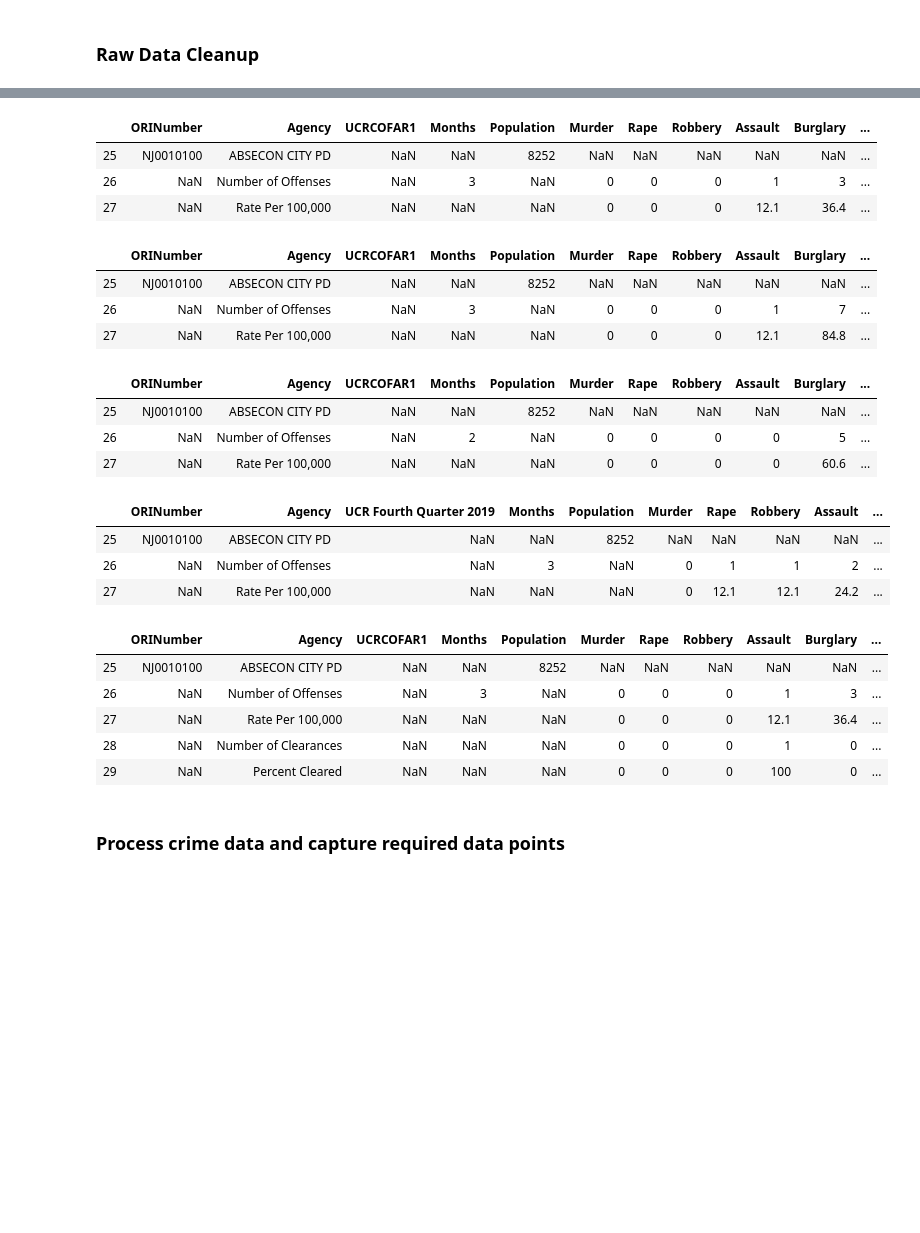
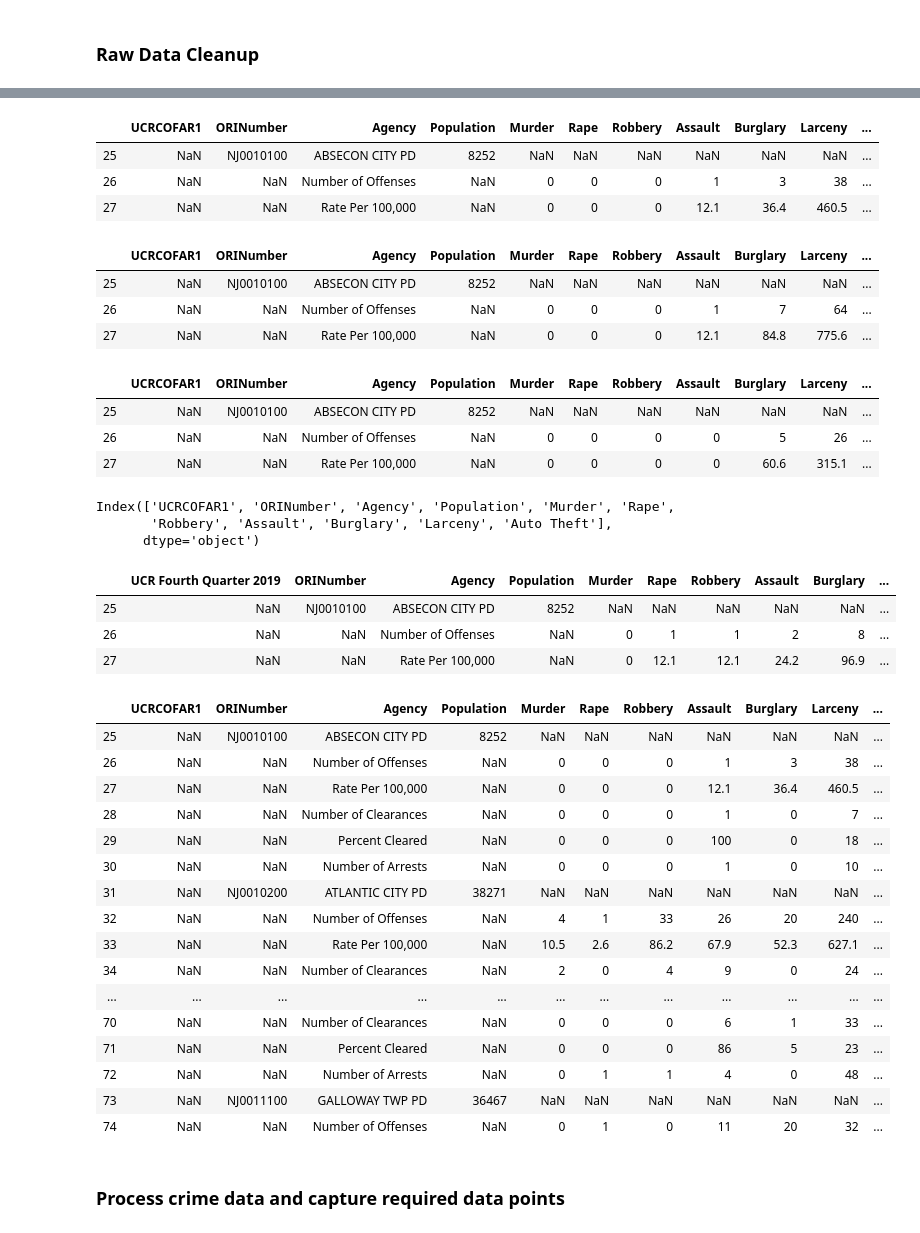
Before and after one commit to RUB-Project-Team/NJ-Housing-2020, a Jupyter notebook: Crime Rate/CrimeData-2019.ipynb, the cells around one changed output, grey strips where cells are left out. Cells and saved outputs as stored; diff of their text form; code cells hidden in the pictures; blank space fills up the shorter version.

Commit message:
Defect Fix on 2019 Crime Analysis

```diff
--- a/Crime Rate/CrimeData-2019.ipynb
+++ b/Crime Rate/CrimeData-2019.ipynb
@@ -21,10 +21,10 @@ filepath4 = os.path.join("","raw_crime_data",q4File)
 ### Get Raw Data for processing
 # %%
 #Get raw data into data frames - bring all excel tab data in to single dataframe
-raw_data1 = pd.concat(pd.read_excel(filepath1,sheet_name=None),ignore_index=True)
-raw_data2 = pd.concat(pd.read_excel(filepath2,sheet_name=None),ignore_index=True)
-raw_data3 = pd.concat(pd.read_excel(filepath3,sheet_name=None),ignore_index=True)
-raw_data4 = pd.concat(pd.read_excel(filepath4,sheet_name=None),ignore_index=True)
+raw_data1 = pd.concat(pd.read_excel(filepath1,sheet_name=None),ignore_index=True,sort=False)
+raw_data2 = pd.concat(pd.read_excel(filepath2,sheet_name=None),ignore_index=True,sort=False)
+raw_data3 = pd.concat(pd.read_excel(filepath3,sheet_name=None),ignore_index=True,sort=False)
+raw_data4 = pd.concat(pd.read_excel(filepath4,sheet_name=None),ignore_index=True,sort=False)
 
 #Check column heading of first file - all other files have same file layout
 print("Column headings:",raw_data1.columns)
@@ -77,10 +65,10 @@ raw_data1.tail(5)
 ### Raw Data Cleanup
 # %%
 #Drop all columns between column index 2 to 23 (these are page numbers that corresponds to each excel sheet)
-raw_data_q1 = raw_data1.drop(raw_data1.iloc[:, 2:23], axis = 1)
-raw_data_q2 = raw_data2.drop(raw_data2.iloc[:, 2:23], axis = 1)
-raw_data_q3 = raw_data3.drop(raw_data3.iloc[:, 2:23], axis = 1)
-raw_data_q4 = raw_data4.drop(raw_data4.iloc[:, 2:23], axis = 1)
+raw_data_q1 = raw_data1.drop(raw_data1.iloc[:,11:], axis = 1)
+raw_data_q2 = raw_data2.drop(raw_data2.iloc[:, 11:], axis = 1)
+raw_data_q3 = raw_data3.drop(raw_data3.iloc[:, 11:], axis = 1)
+raw_data_q4 = raw_data4.drop(raw_data4.iloc[:, 11:], axis = 1)
 # %%
 #Check raw data sample
 raw_data_q1.head(5)
@@ -205,47 +205,64 @@ crime_data_q4=crime_data_q4.drop(crime_data_q4.index[0])
 #View results
 crime_data_q1.head(3)
 # %% [output]
-|  | ORINumber | Agency | UCRCOFAR1 | Months | Population | Murder | Rape | Robbery | Assault | Burglary | ... |
-| 25 | NJ0010100 | ABSECON CITY PD | NaN | NaN | 8252 | NaN | NaN | NaN | NaN | NaN | ... |
-| 26 | NaN | Number of Offenses | NaN | 3 | NaN | 0 | 0 | 0 | 1 | 3 | ... |
-| 27 | NaN | Rate Per 100,000 | NaN | NaN | NaN | 0 | 0 | 0 | 12.1 | 36.4 | ... |
+|  | UCRCOFAR1 | ORINumber | Agency | Population | Murder | Rape | Robbery | Assault | Burglary | Larceny | ... |
+| 25 | NaN | NJ0010100 | ABSECON CITY PD | 8252 | NaN | NaN | NaN | NaN | NaN | NaN | ... |
+| 26 | NaN | NaN | Number of Offenses | NaN | 0 | 0 | 0 | 1 | 3 | 38 | ... |
+| 27 | NaN | NaN | Rate Per 100,000 | NaN | 0 | 0 | 0 | 12.1 | 36.4 | 460.5 | ... |
 # %%
 #View results
 crime_data_q2.head(3)
 # %% [output]
-|  | ORINumber | Agency | UCRCOFAR1 | Months | Population | Murder | Rape | Robbery | Assault | Burglary | ... |
-| 25 | NJ0010100 | ABSECON CITY PD | NaN | NaN | 8252 | NaN | NaN | NaN | NaN | NaN | ... |
-| 26 | NaN | Number of Offenses | NaN | 3 | NaN | 0 | 0 | 0 | 1 | 7 | ... |
-| 27 | NaN | Rate Per 100,000 | NaN | NaN | NaN | 0 | 0 | 0 | 12.1 | 84.8 | ... |
+|  | UCRCOFAR1 | ORINumber | Agency | Population | Murder | Rape | Robbery | Assault | Burglary | Larceny | ... |
+| 25 | NaN | NJ0010100 | ABSECON CITY PD | 8252 | NaN | NaN | NaN | NaN | NaN | NaN | ... |
+| 26 | NaN | NaN | Number of Offenses | NaN | 0 | 0 | 0 | 1 | 7 | 64 | ... |
+| 27 | NaN | NaN | Rate Per 100,000 | NaN | 0 | 0 | 0 | 12.1 | 84.8 | 775.6 | ... |
 # %%
 #View results
 crime_data_q3.head(3)
 # %% [output]
-|  | ORINumber | Agency | UCRCOFAR1 | Months | Population | Murder | Rape | Robbery | Assault | Burglary | ... |
-| 25 | NJ0010100 | ABSECON CITY PD | NaN | NaN | 8252 | NaN | NaN | NaN | NaN | NaN | ... |
-| 26 | NaN | Number of Offenses | NaN | 2 | NaN | 0 | 0 | 0 | 0 | 5 | ... |
-| 27 | NaN | Rate Per 100,000 | NaN | NaN | NaN | 0 | 0 | 0 | 0 | 60.6 | ... |
+|  | UCRCOFAR1 | ORINumber | Agency | Population | Murder | Rape | Robbery | Assault | Burglary | Larceny | ... |
+| 25 | NaN | NJ0010100 | ABSECON CITY PD | 8252 | NaN | NaN | NaN | NaN | NaN | NaN | ... |
+| 26 | NaN | NaN | Number of Offenses | NaN | 0 | 0 | 0 | 0 | 5 | 26 | ... |
+| 27 | NaN | NaN | Rate Per 100,000 | NaN | 0 | 0 | 0 | 0 | 60.6 | 315.1 | ... |
+# %%
+crime_data_q3.columns
+# %% [output]
+Index(['UCRCOFAR1', 'ORINumber', 'Agency', 'Population', 'Murder', 'Rape',
+       'Robbery', 'Assault', 'Burglary', 'Larceny', 'Auto Theft'],
+      dtype='object')
 # %%
 #View results
 crime_data_q4.head(3)
 # %% [output]
-|  | ORINumber | Agency | UCR Fourth Quarter 2019 | Months | Population | Murder | Rape | Robbery | Assault | ... |
-| 25 | NJ0010100 | ABSECON CITY PD | NaN | NaN | 8252 | NaN | NaN | NaN | NaN | ... |
-| 26 | NaN | Number of Offenses | NaN | 3 | NaN | 0 | 1 | 1 | 2 | ... |
-| 27 | NaN | Rate Per 100,000 | NaN | NaN | NaN | 0 | 12.1 | 12.1 | 24.2 | ... |
+|  | UCR Fourth Quarter 2019 | ORINumber | Agency | Population | Murder | Rape | Robbery | Assault | Burglary | ... |
+| 25 | NaN | NJ0010100 | ABSECON CITY PD | 8252 | NaN | NaN | NaN | NaN | NaN | ... |
+| 26 | NaN | NaN | Number of Offenses | NaN | 0 | 1 | 1 | 2 | 8 | ... |
+| 27 | NaN | NaN | Rate Per 100,000 | NaN | 0 | 12.1 | 12.1 | 24.2 | 96.9 | ... |
 # %%
 #Merge all 4 quarters
 crime_data_2019 = pd.concat([crime_data_q1,crime_data_q2,crime_data_q3,crime_data_q4],sort=False)
 # %%
 #Display merge result
-crime_data_2019.head(5)
+crime_data_2019.head(50)
 # %% [output]
-|  | ORINumber | Agency | UCRCOFAR1 | Months | Population | Murder | Rape | Robbery | Assault | Burglary | ... |
-| 25 | NJ0010100 | ABSECON CITY PD | NaN | NaN | 8252 | NaN | NaN | NaN | NaN | NaN | ... |
-| 26 | NaN | Number of Offenses | NaN | 3 | NaN | 0 | 0 | 0 | 1 | 3 | ... |
-| 27 | NaN | Rate Per 100,000 | NaN | NaN | NaN | 0 | 0 | 0 | 12.1 | 36.4 | ... |
-| 28 | NaN | Number of Clearances | NaN | NaN | NaN | 0 | 0 | 0 | 1 | 0 | ... |
-| 29 | NaN | Percent Cleared | NaN | NaN | NaN | 0 | 0 | 0 | 100 | 0 | ... |
+|  | UCRCOFAR1 | ORINumber | Agency | Population | Murder | Rape | Robbery | Assault | Burglary | Larceny | ... |
+| 25 | NaN | NJ0010100 | ABSECON CITY PD | 8252 | NaN | NaN | NaN | NaN | NaN | NaN | ... |
+| 26 | NaN | NaN | Number of Offenses | NaN | 0 | 0 | 0 | 1 | 3 | 38 | ... |
+| 27 | NaN | NaN | Rate Per 100,000 | NaN | 0 | 0 | 0 | 12.1 | 36.4 | 460.5 | ... |
+| 28 | NaN | NaN | Number of Clearances | NaN | 0 | 0 | 0 | 1 | 0 | 7 | ... |
+| 29 | NaN | NaN | Percent Cleared | NaN | 0 | 0 | 0 | 100 | 0 | 18 | ... |
+| 30 | NaN | NaN | Number of Arrests | NaN | 0 | 0 | 0 | 1 | 0 | 10 | ... |
+| 31 | NaN | NJ0010200 | ATLANTIC CITY PD | 38271 | NaN | NaN | NaN | NaN | NaN | NaN | ... |
+| 32 | NaN | NaN | Number of Offenses | NaN | 4 | 1 | 33 | 26 | 20 | 240 | ... |
+| 33 | NaN | NaN | Rate Per 100,000 | NaN | 10.5 | 2.6 | 86.2 | 67.9 | 52.3 | 627.1 | ... |
+| 34 | NaN | NaN | Number of Clearances | NaN | 2 | 0 | 4 | 9 | 0 | 24 | ... |
+| ... | ... | ... | ... | ... | ... | ... | ... | ... | ... | ... | ... |
+| 70 | NaN | NaN | Number of Clearances | NaN | 0 | 0 | 0 | 6 | 1 | 33 | ... |
+| 71 | NaN | NaN | Percent Cleared | NaN | 0 | 0 | 0 | 86 | 5 | 23 | ... |
+| 72 | NaN | NaN | Number of Arrests | NaN | 0 | 1 | 1 | 4 | 0 | 48 | ... |
+| 73 | NaN | NJ0011100 | GALLOWAY TWP PD | 36467 | NaN | NaN | NaN | NaN | NaN | NaN | ... |
+| 74 | NaN | NaN | Number of Offenses | NaN | 0 | 1 | 0 | 11 | 20 | 32 | ... |
 # %% [markdown]
 ### Process crime data and capture required data points
 # %%
```
Also changed, not shown: parts of 17 cells of this notebook.
